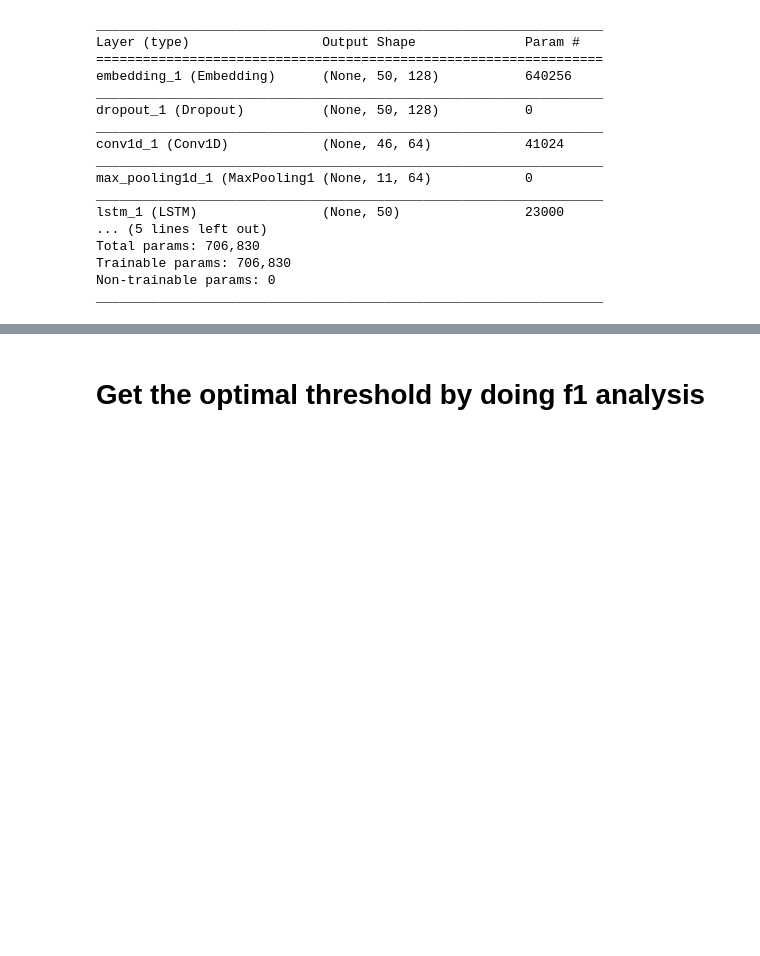
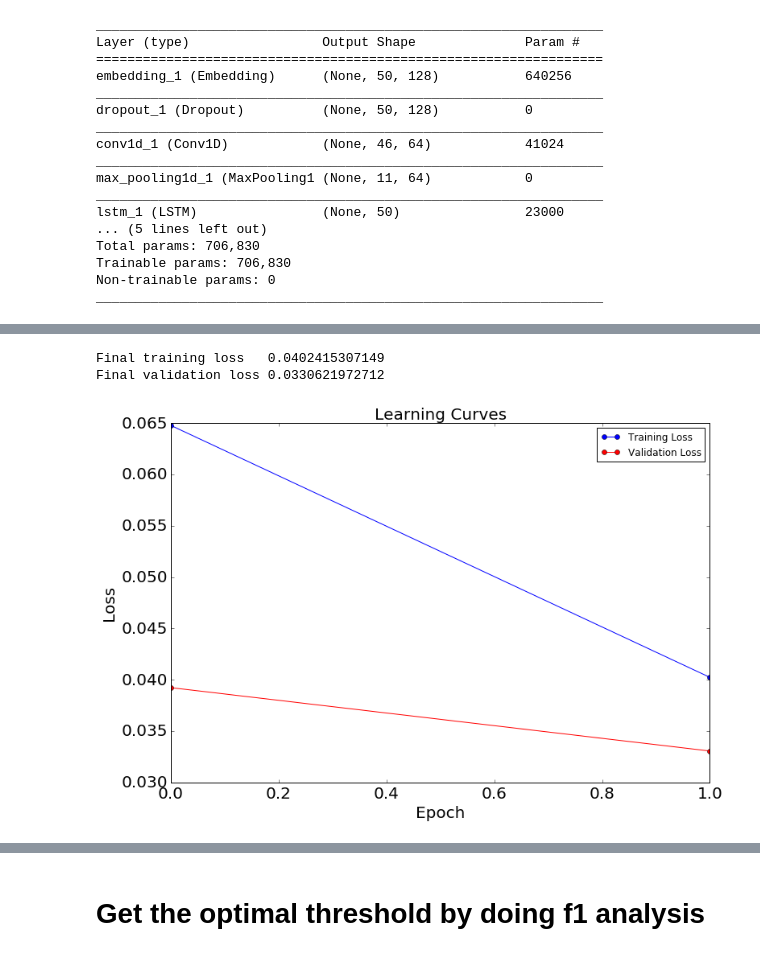
Before and after one commit to fraggle-inc/komma-dev, a Jupyter notebook: experimentation.ipynb, the cells around one changed output, grey strips where cells are left out. Cells and saved outputs as stored; diff of their text form; code cells hidden in the pictures; blank space fills up the shorter version.

```diff
--- a/experimentation.ipynb
+++ b/experimentation.ipynb
@@ -207,3 +177,9 @@ Final validation loss 0.0424179007514
+# %%
+metrics.plot_learning_curves(HISTORY)
+# %% [output]
+Final training loss   0.0402415307149
+Final validation loss 0.0330621972712
+[figure, added]
 # %%
 y_hat = model.predict_proba(X_test)
 # %%
```
Also changed, not shown: parts of 34 cells of this notebook, 2 other files.
